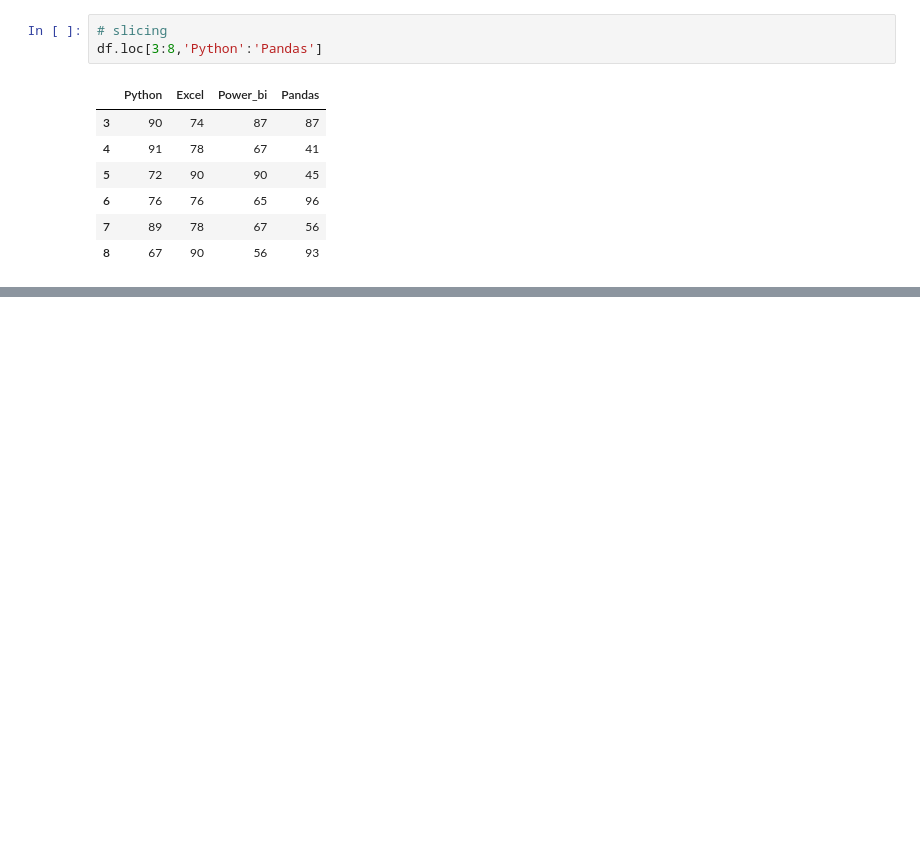
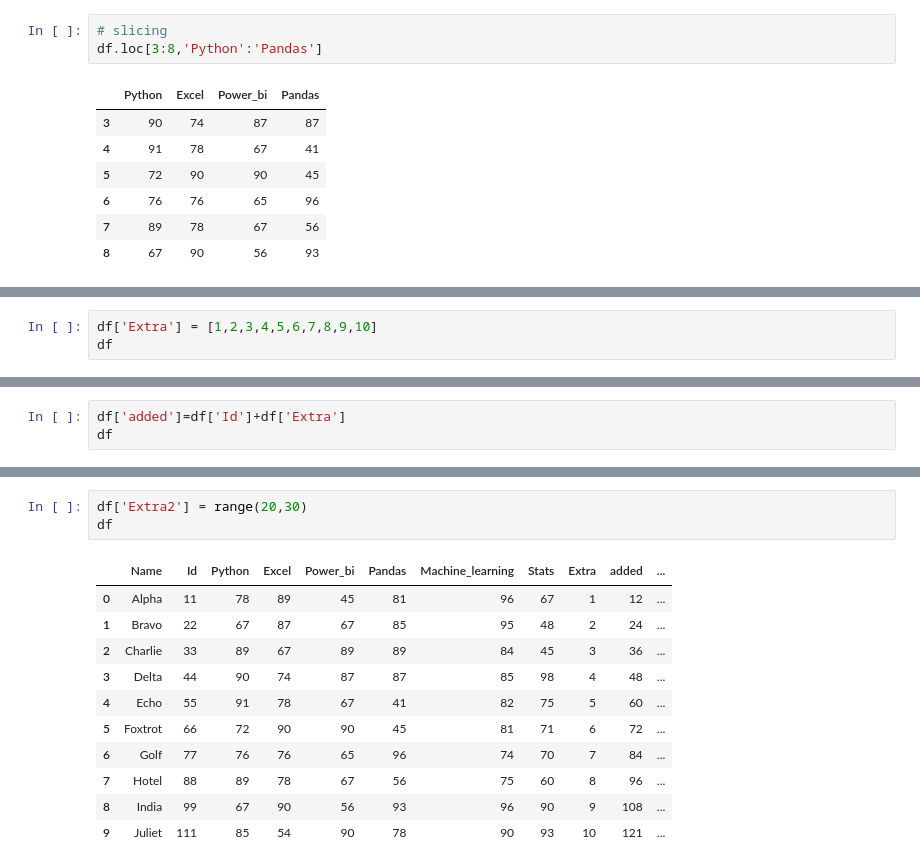
Before and after one commit to AliHasan06/Data-Science, a Jupyter notebook: my code/week 4/week 4 day 4.ipynb, the cells around one changed output, grey strips where cells are left out. Cells and saved outputs as stored; diff of their text form; blank space fills up the shorter version.

```diff
--- a/my code/week 4/week 4 day 4.ipynb
+++ b/my code/week 4/week 4 day 4.ipynb
@@ -200,0 +327,3 @@ df.loc[3:8,'Python':'Pandas']
+# %%
+df['Extra'] = [1,2,3,4,5,6,7,8,9,10]
+df
@@ -200,0 +342,3 @@ df.loc[3:8,'Python':'Pandas']
+# %%
+df['added']=df['Id']+df['Extra']
+df
@@ -200,0 +357,15 @@ df.loc[3:8,'Python':'Pandas']
+# %%
+df['Extra2'] = range(20,30)
+df
+# %% [output]
+|  | Name | Id | Python | Excel | Power_bi | Pandas | Machine_learning | Stats | Extra | added | ... |
+| 0 | Alpha | 11 | 78 | 89 | 45 | 81 | 96 | 67 | 1 | 12 | ... |
+| 1 | Bravo | 22 | 67 | 87 | 67 | 85 | 95 | 48 | 2 | 24 | ... |
+| 2 | Charlie | 33 | 89 | 67 | 89 | 89 | 84 | 45 | 3 | 36 | ... |
+| 3 | Delta | 44 | 90 | 74 | 87 | 87 | 85 | 98 | 4 | 48 | ... |
+| 4 | Echo | 55 | 91 | 78 | 67 | 41 | 82 | 75 | 5 | 60 | ... |
+| 5 | Foxtrot | 66 | 72 | 90 | 90 | 45 | 81 | 71 | 6 | 72 | ... |
+| 6 | Golf | 77 | 76 | 76 | 65 | 96 | 74 | 70 | 7 | 84 | ... |
+| 7 | Hotel | 88 | 89 | 78 | 67 | 56 | 75 | 60 | 8 | 96 | ... |
+| 8 | India | 99 | 67 | 90 | 56 | 93 | 96 | 90 | 9 | 108 | ... |
+| 9 | Juliet | 111 | 85 | 54 | 90 | 78 | 90 | 93 | 10 | 121 | ... |
```
Also changed, not shown: parts of 21 cells of this notebook.
